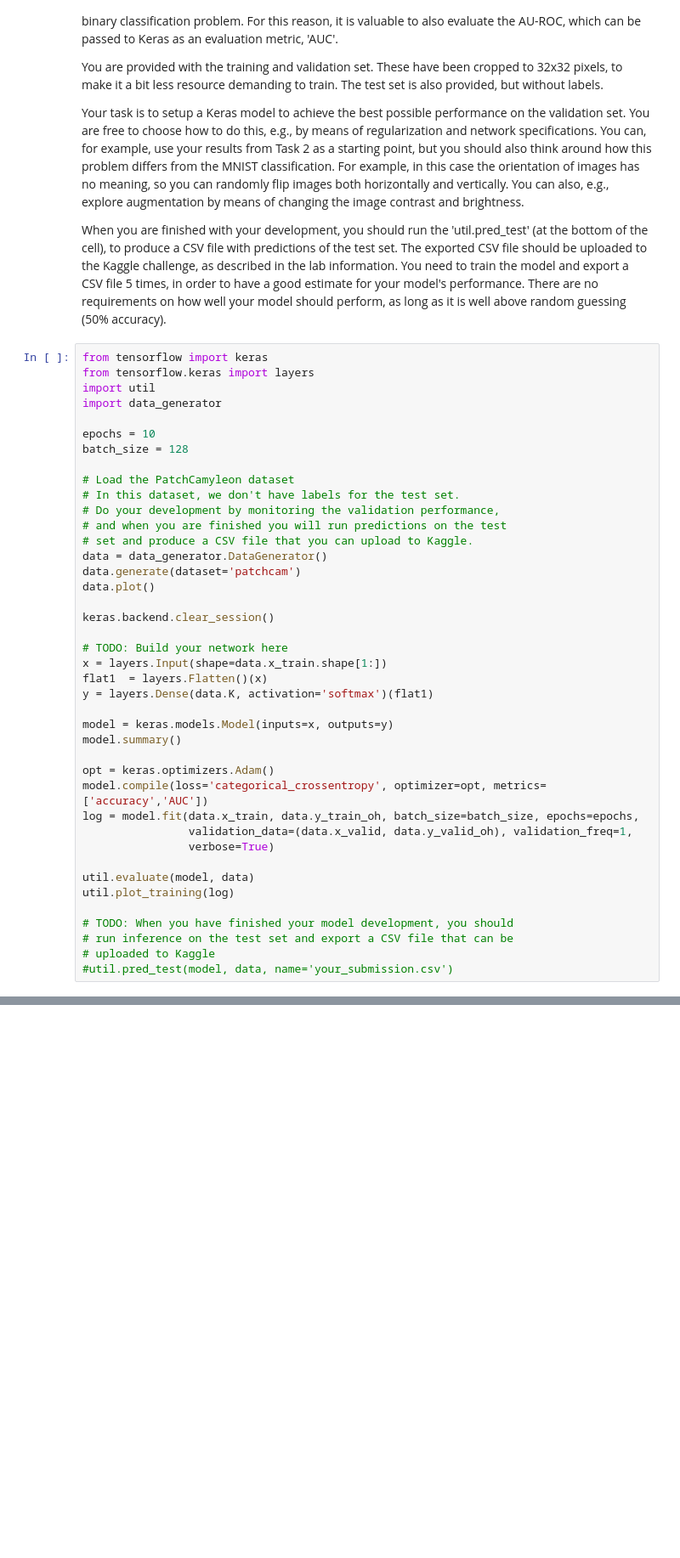
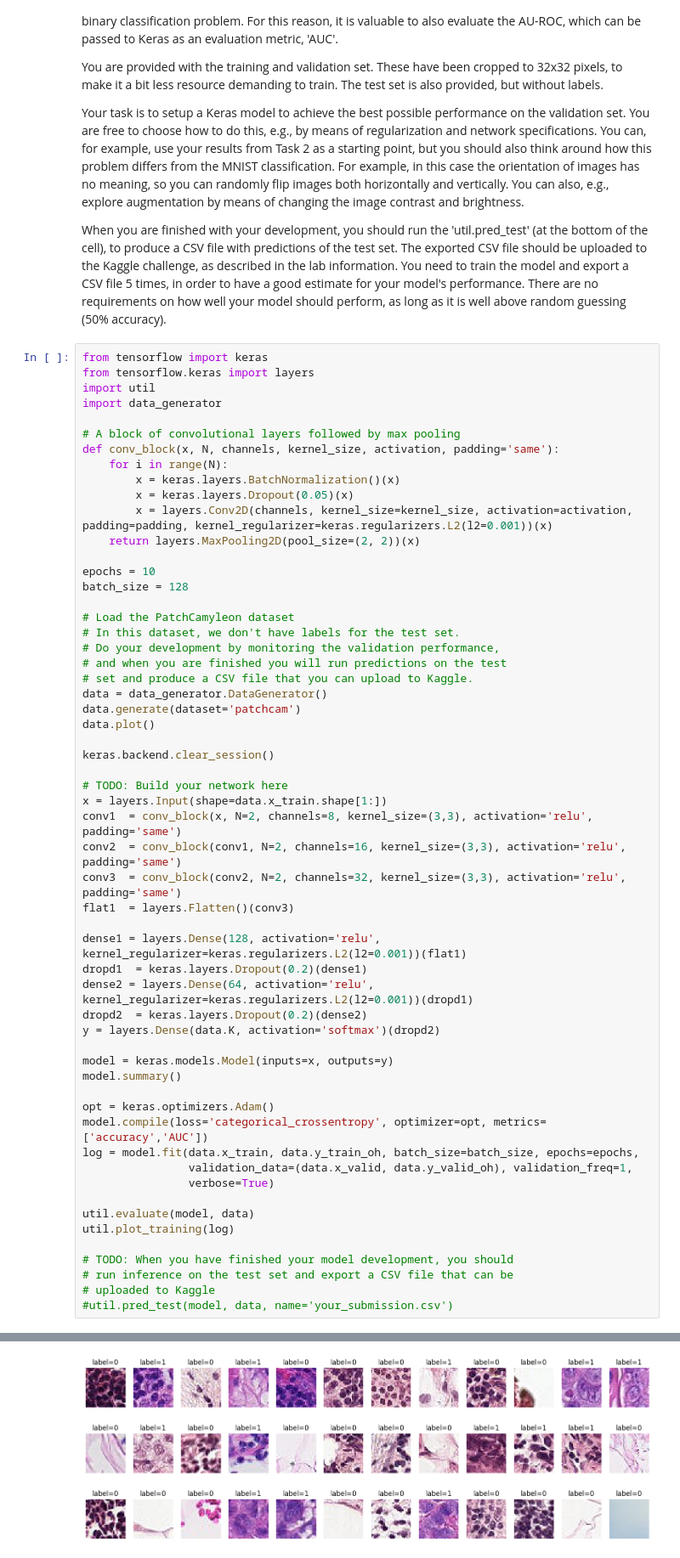
Before and after one commit to AntonMartic/deep-learning, a Jupyter notebook: Lab2/lab02.ipynb, the cells around one changed output, grey strips where cells are left out. Shown at 85% size. Cells and saved outputs as stored; diff of their text form; blank space fills up the shorter version.

```diff
--- a/Lab2/lab02.ipynb
+++ b/Lab2/lab02.ipynb
@@ -398,6 +398,14 @@ from tensorflow import keras
 from tensorflow.keras import layers
 import util
 import data_generator
+
+# A block of convolutional layers followed by max pooling
+def conv_block(x, N, channels, kernel_size, activation, padding='same'):
+    for i in range(N):
+        x = keras.layers.BatchNormalization()(x)
+        x = keras.layers.Dropout(0.05)(x)
+        x = layers.Conv2D(channels, kernel_size=kernel_size, activation=activation, padding=padding, kernel_regularizer=keras.regularizers.L2(l2=0.001))(x)
+    return layers.MaxPooling2D(pool_size=(2, 2))(x)
 
 epochs = 10
 batch_size = 128
@@ -415,8 +423,16 @@ keras.backend.clear_session()
 
 # TODO: Build your network here
 x = layers.Input(shape=data.x_train.shape[1:])
-flat1  = layers.Flatten()(x)
-y = layers.Dense(data.K, activation='softmax')(flat1)
+conv1  = conv_block(x, N=2, channels=8, kernel_size=(3,3), activation='relu', padding='same')
+conv2  = conv_block(conv1, N=2, channels=16, kernel_size=(3,3), activation='relu', padding='same')
+conv3  = conv_block(conv2, N=2, channels=32, kernel_size=(3,3), activation='relu', padding='same')
+flat1  = layers.Flatten()(conv3)
+
+dense1 = layers.Dense(128, activation='relu', kernel_regularizer=keras.regularizers.L2(l2=0.001))(flat1)
+dropd1  = keras.layers.Dropout(0.2)(dense1)
+dense2 = layers.Dense(64, activation='relu', kernel_regularizer=keras.regularizers.L2(l2=0.001))(dropd1)
+dropd2  = keras.layers.Dropout(0.2)(dense2)
+y = layers.Dense(data.K, activation='softmax')(dropd2)
 
 model = keras.models.Model(inputs=x, outputs=y)
 model.summary()
@@ -434,3 +450,4 @@ util.plot_training(log)
 # run inference on the test set and export a CSV file that can be
 # uploaded to Kaggle
 #util.pred_test(model, data, name='your_submission.csv')
+# %% [output]
@@ -436,0 +461 @@ util.plot_training(log)
+[figure, added]
```
Also changed, not shown: parts of 1 cell of this notebook.
